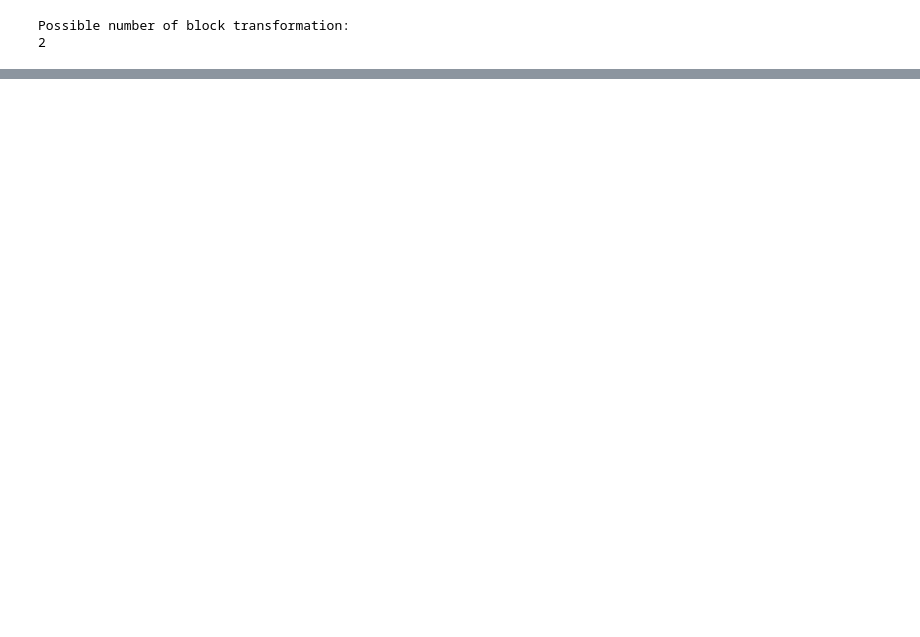
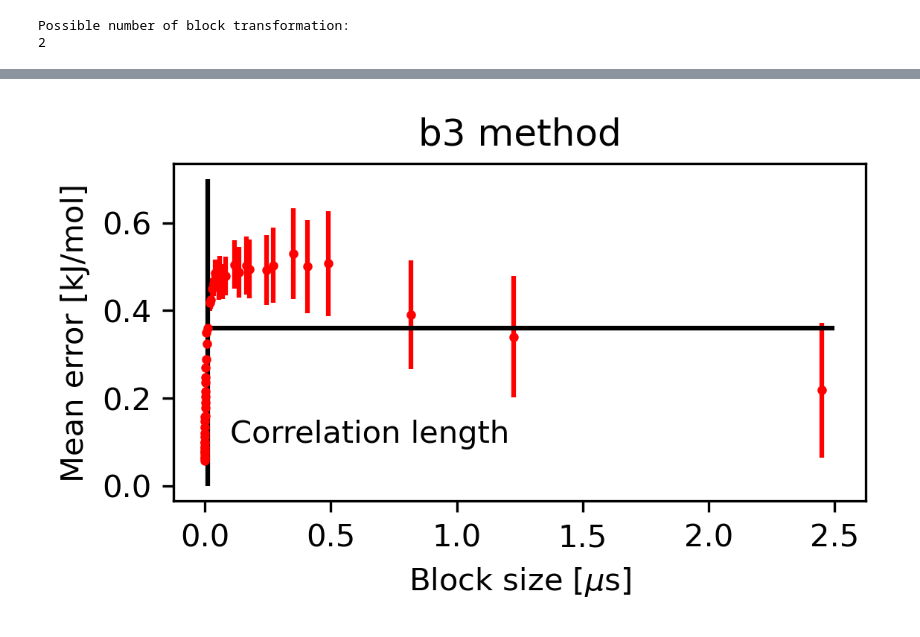
Before and after one commit to fpesceKU/BLOCKING, a Jupyter notebook: MonoFES/example.ipynb, the cells around one changed output, grey strips where cells are left out. Cells and saved outputs as stored; diff of their text form; code cells hidden in the pictures; blank space fills up the shorter version.

```diff
--- a/MonoFES/example.ipynb
+++ b/MonoFES/example.ipynb
@@ -65,0 +57,12 @@ plt.hlines(err,0,250000)
+# %%
+plt.fig = plt.figure(figsize=(4, 2), dpi=300)
+plt.xlabel(r'Block size [$\mu$s]')
+plt.ylabel('Mean error [kJ/mol]')
+plt.errorbar(stat[...,0]/1e5,stat[...,1],stat[...,2],fmt='ro',ms=2)
+plt.vlines(corr_len1/1e5,0,0.7)
+plt.hlines(err1,0,2.5)
+plt.text(0.1,0.1,'Correlation length')
+plt.title('b3 method')
+plt.show()
+# %% [output]
+[figure, added]
```
Also changed, not shown: parts of 14 cells of this notebook, 3 other files.
